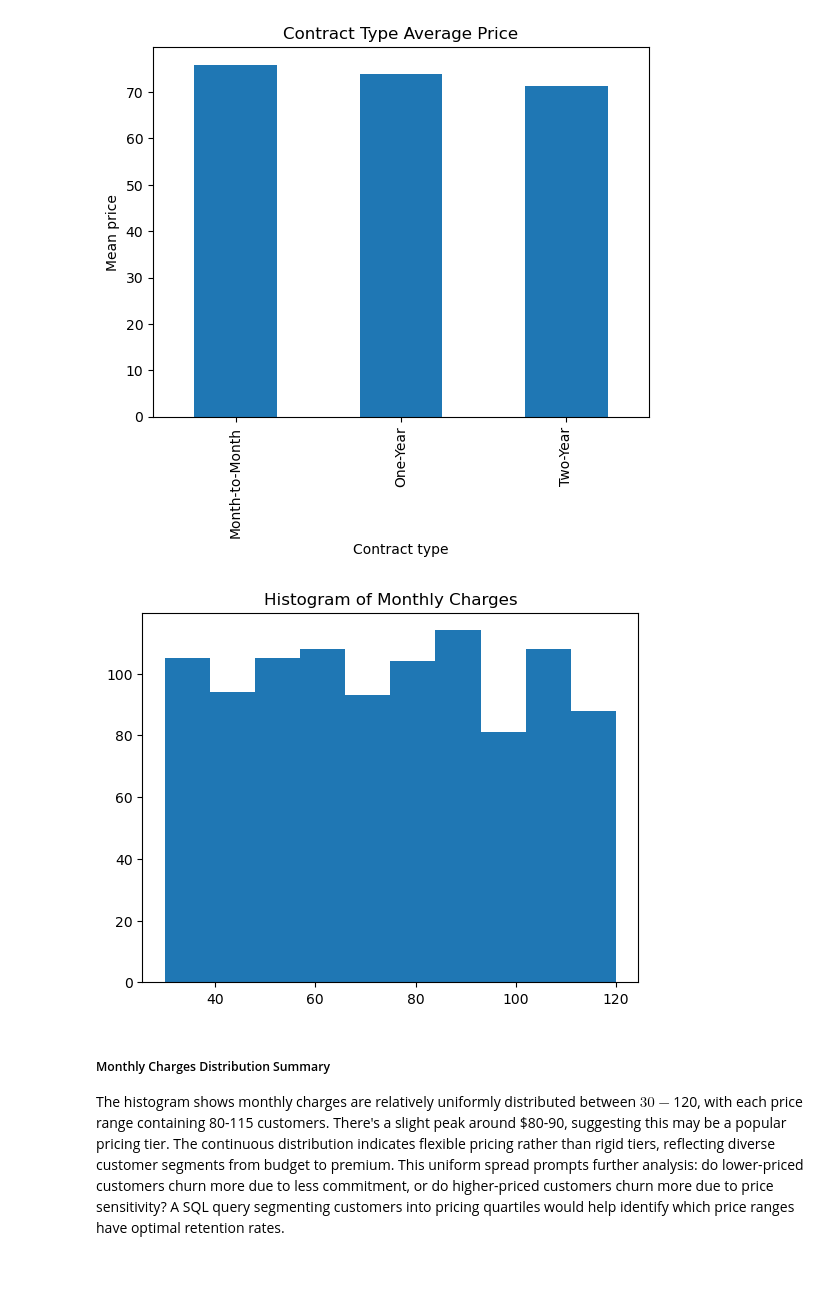
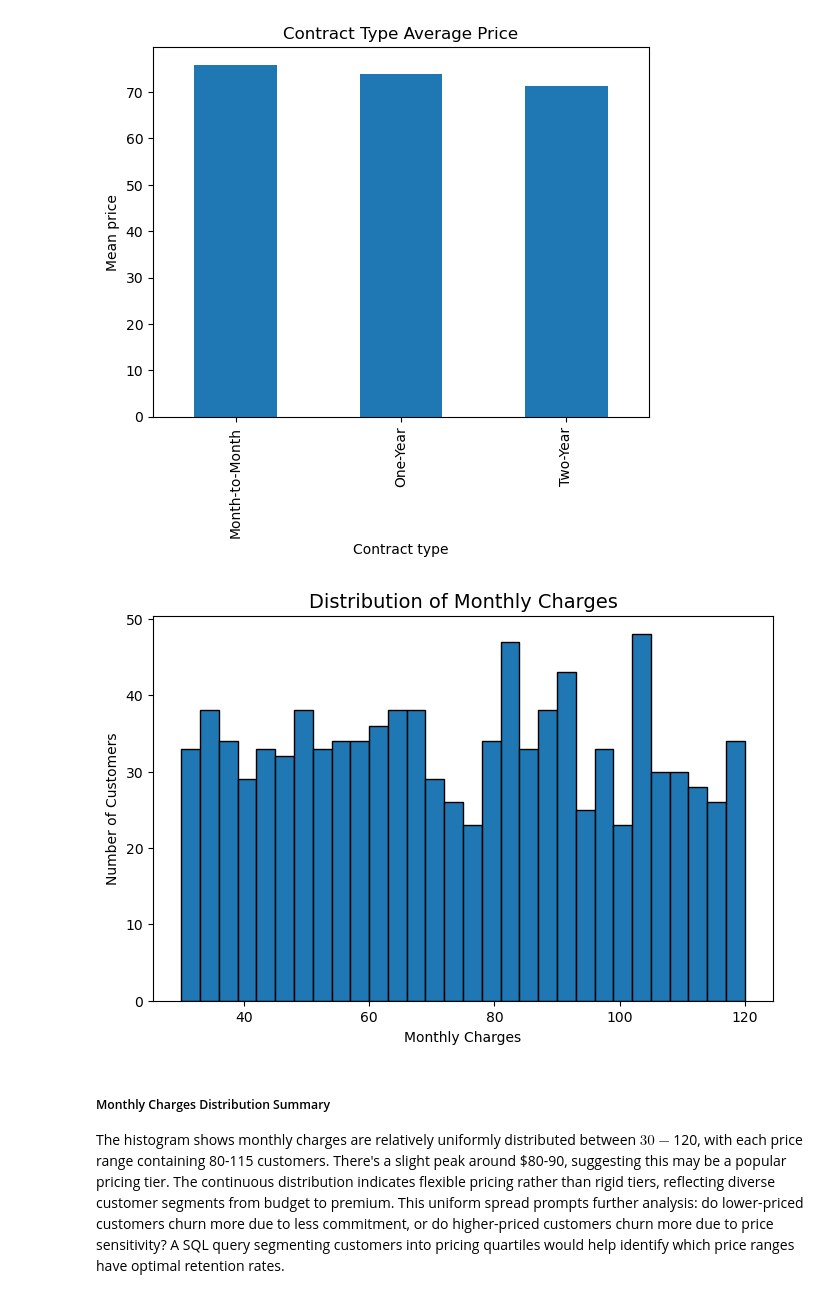
Before and after one commit to orishashakya/customer-churn-prediction, a Jupyter notebook: notebooks/01_eda.ipynb, the cells around one changed output. Drawn from its saved outputs; the diff is of its cells as text; code cells hidden in the pictures; blank space fills up the shorter version.

```diff
--- a/notebooks/01_eda.ipynb
+++ b/notebooks/01_eda.ipynb
@@ -59,11 +63,14 @@ plt.show()
 # %% [output]
 [figure]
 # %%
-plt.hist(df["MonthlyCharges"])
-plt.title("Histogram of Monthly Charges")
+plt.figure(figsize=(8, 5))
+plt.hist(df["MonthlyCharges"],bins=30,edgecolor="black")
+plt.title("Distribution of Monthly Charges", fontsize=14)
+plt.xlabel("Monthly Charges")
+plt.ylabel("Number of Customers")
 plt.show()
 # %% [output]
-[figure, old version]
+[figure, new version]
 # %% [markdown]
 ##### Monthly Charges Distribution Summary
 
```
Also changed, not shown: parts of 2 cells of this notebook, 7 other files.
